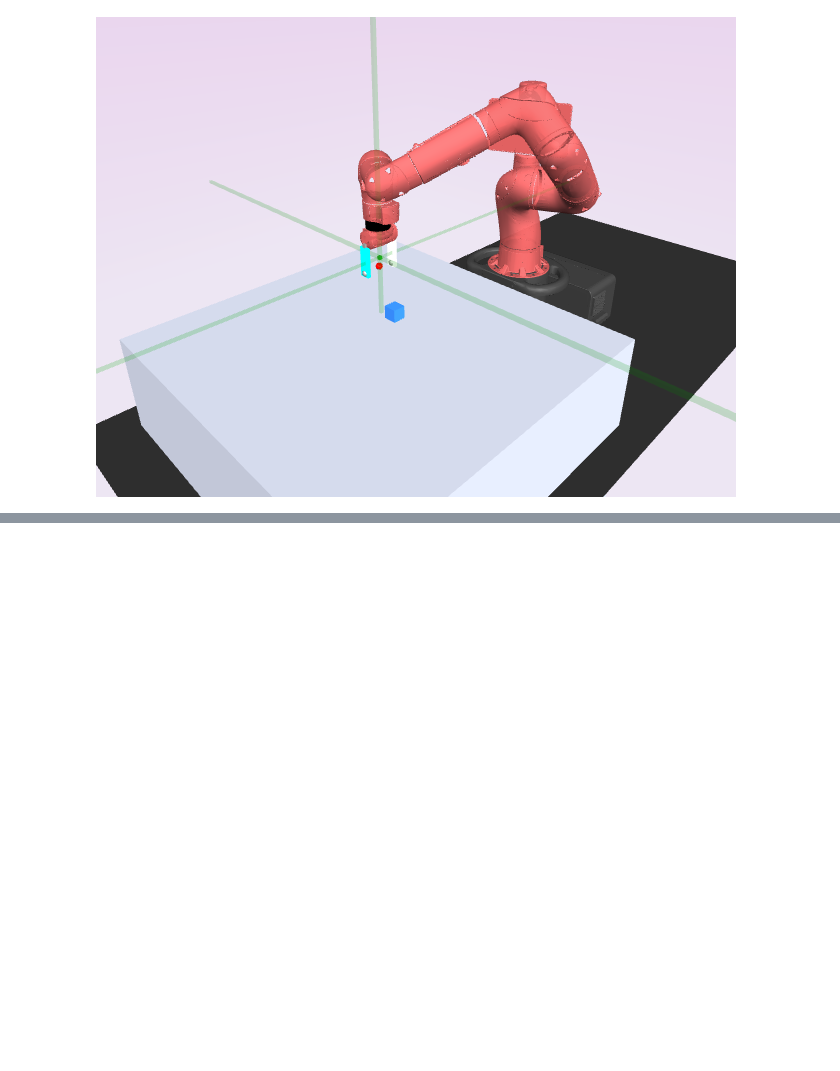
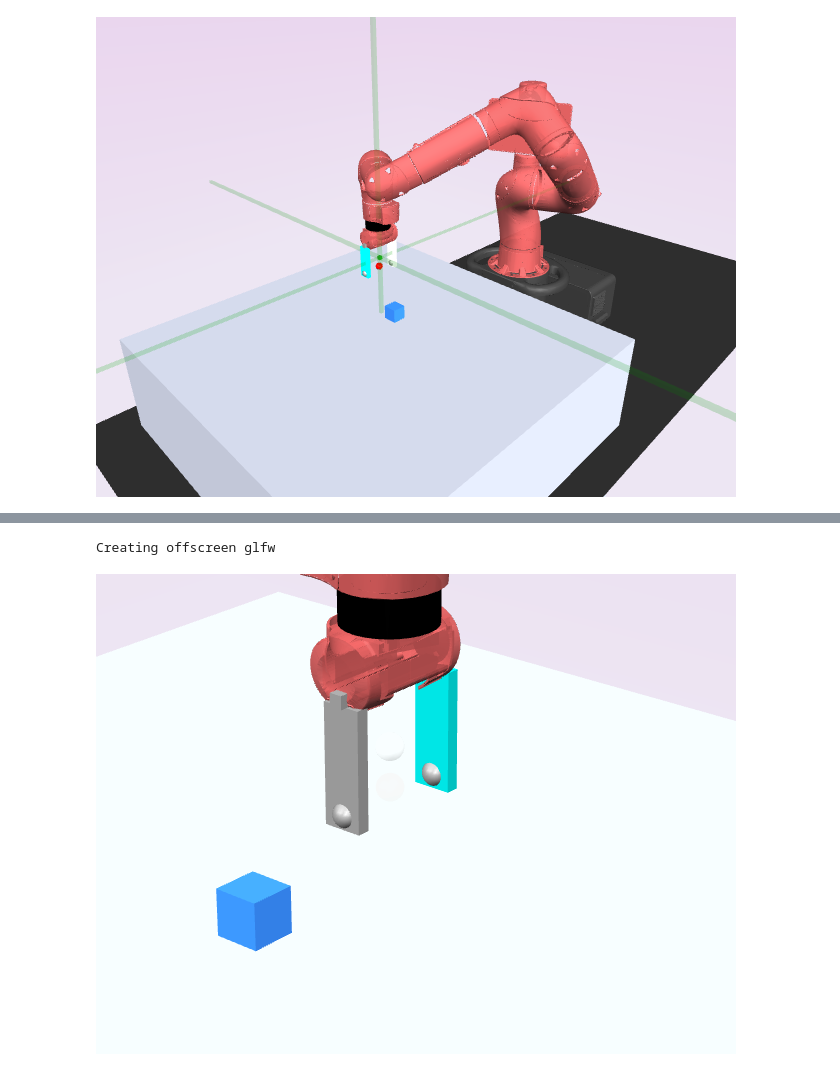
Before and after one commit to geyang/gym-sawyer, a Jupyter notebook: notebooks/sawyer_tracking_camera.ipynb, the cells around one changed output, grey strips where cells are left out. Cells and saved outputs as stored; diff of their text form; code cells hidden in the pictures; blank space fills up the shorter version.

Commit message:
remove mocap from rendering

```diff
--- a/notebooks/sawyer_tracking_camera.ipynb
+++ b/notebooks/sawyer_tracking_camera.ipynb
@@ -46,0 +68,11 @@ Image.fromarray(img)
+# %%
+import gym
+
+env = gym.make("gym_sawyer:PickPlace-v0", cam_id=0, width=100, height=100,
+              action_scale=2/100)
+env.reset()
+env.sim.model.geom_rgba[-6:-1] = 0
+env.render('notebook')
+# %% [output]
+Creating offscreen glfw
+[figure, added]
```
Also changed, not shown: parts of 3 cells of this notebook, 3 other files.
